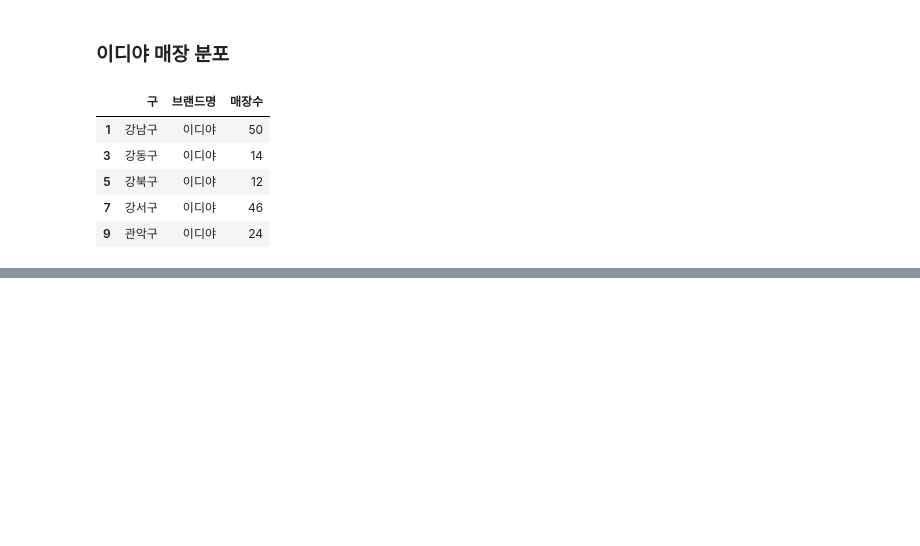
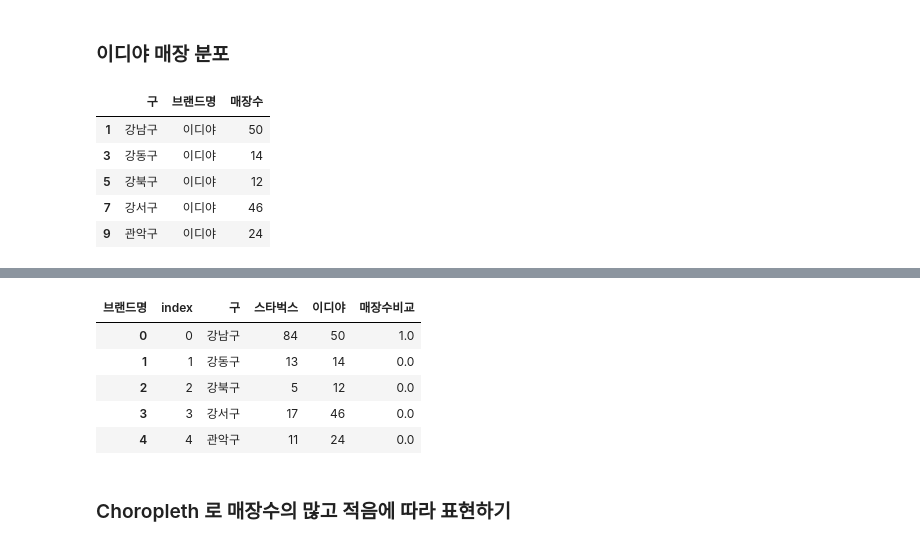
Before and after one commit to neverlish/Learned, a Jupyter notebook: data/inflearn-public-data-python/04-coffee-store.ipynb, the cells around one changed output, grey strips where cells are left out. Drawn from its saved outputs; the diff is of its cells as text; code cells hidden in the pictures; blank space fills up the shorter version.

```diff
--- a/data/inflearn-public-data-python/04-coffee-store.ipynb
+++ b/data/inflearn-public-data-python/04-coffee-store.ipynb
@@ -592,0 +641,15 @@ m
+# %%
+# 구를 컬럼명으로 사용하기 위해 reset_index 를 합니다.
+# 데이터 프레임을 df_vs 에 저장합니다.
+
+df_vs = df_vs.reset_index()
+df_vs.head()
+# %% [output]
+| 브랜드명 | index | 구 | 스타벅스 | 이디야 | 매장수비교 |
+| 0 | 0 | 강남구 | 84 | 50 | 1.0 |
+| 1 | 1 | 강동구 | 13 | 14 | 0.0 |
+| 2 | 2 | 강북구 | 5 | 12 | 0.0 |
+| 3 | 3 | 강서구 | 17 | 46 | 0.0 |
+| 4 | 4 | 관악구 | 11 | 24 | 0.0 |
+# %% [markdown]
+### Choropleth 로 매장수의 많고 적음에 따라 표현하기
```
Also changed, not shown: parts of 7 cells of this notebook.
